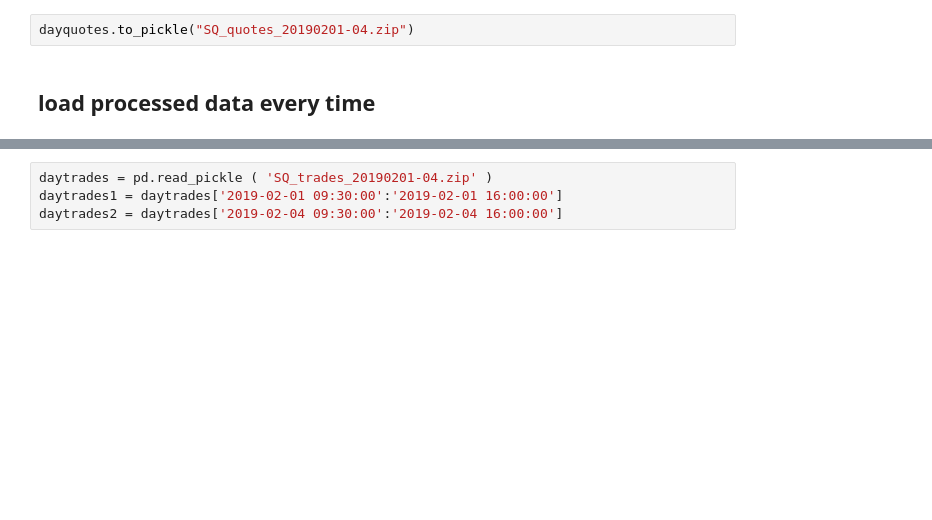
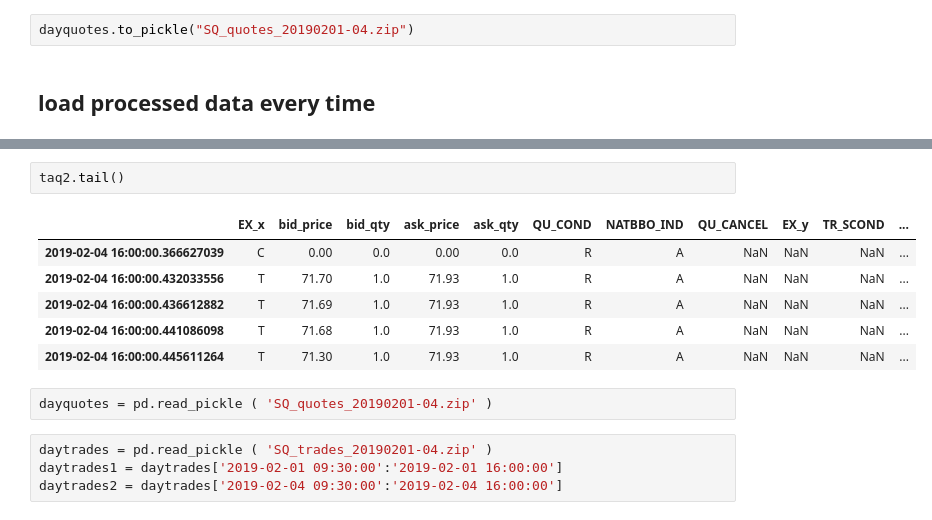
Before and after one commit to franklili3/Python-for-Finance-Engineering, a Jupyter notebook: homework4/homework4.ipynb, the cells around one changed output, grey strips where cells are left out. Drawn from its saved outputs; the diff is of its cells as text; blank space fills up the shorter version.

```diff
--- a/homework4/homework4.ipynb
+++ b/homework4/homework4.ipynb
@@ -135,3 +151,14 @@ ModuleNotFoundError: No module named 'pandas.core.internals.managers'; 'pandas.c
+# %%
+taq2.tail()
+# %% [output]
+|  | EX_x | bid_price | bid_qty | ask_price | ask_qty | QU_COND | NATBBO_IND | QU_CANCEL | EX_y | TR_SCOND | ... |
+| 2019-02-04 16:00:00.366627039 | C | 0.00 | 0.0 | 0.00 | 0.0 | R | A | NaN | NaN | NaN | ... |
+| 2019-02-04 16:00:00.432033556 | T | 71.70 | 1.0 | 71.93 | 1.0 | R | A | NaN | NaN | NaN | ... |
+| 2019-02-04 16:00:00.436612882 | T | 71.69 | 1.0 | 71.93 | 1.0 | R | A | NaN | NaN | NaN | ... |
+| 2019-02-04 16:00:00.441086098 | T | 71.68 | 1.0 | 71.93 | 1.0 | R | A | NaN | NaN | NaN | ... |
+| 2019-02-04 16:00:00.445611264 | T | 71.30 | 1.0 | 71.93 | 1.0 | R | A | NaN | NaN | NaN | ... |
+# %%
+dayquotes = pd.read_pickle ( 'SQ_quotes_20190201-04.zip' )
 # %%
 daytrades = pd.read_pickle ( 'SQ_trades_20190201-04.zip' )
 daytrades1 = daytrades['2019-02-01 09:30:00':'2019-02-01 16:00:00']
```
Also changed, not shown: parts of 25 cells of this notebook, 6 other files.
